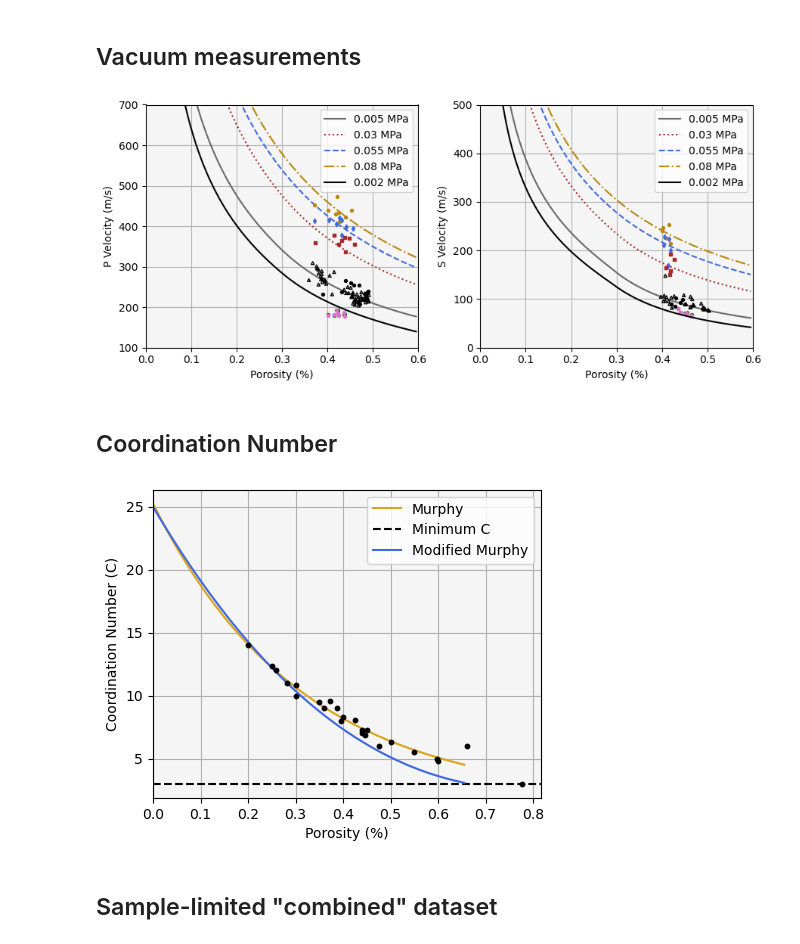
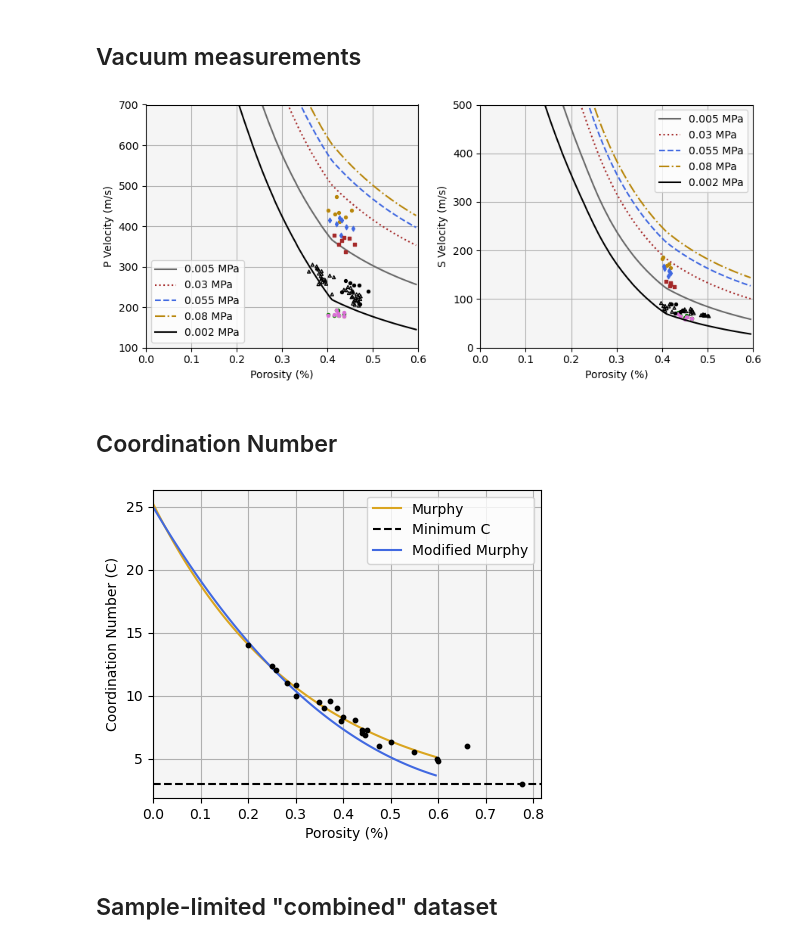
Before and after one commit to astroChance/LunarIce, a Jupyter notebook: notebooks/Dry_Regolith_Modeling.ipynb, the cells around one changed output. Saved outputs shown, nothing was run; the diff lists cells and outputs as text; code cells hidden in the pictures.

```diff
--- a/notebooks/Dry_Regolith_Modeling.ipynb
+++ b/notebooks/Dry_Regolith_Modeling.ipynb
@@ -699,18 +683,6 @@ fitting_por = 0.42  # fit porosity for max_poissons
 max_poisson_list = [0.44, 0.426, 0.415, 0.409]  # Based on the observed average velocities
 contact_ratios = [0.5, 0.9, 0.9, 0.9]  # for Bachrach HM
 slip_percent = 0.5  # for Bachrach HM
-# %%
-por = 0.3
-C = 3
-pressure = pressures[0]
-max_poisson = max_poisson_list[0]
-
-keff, ueff = rp.bachrach_angular(effective_mineral_k, effective_mineral_u, critical_porosity, C,
-                                     pressure, c_ratio = contact_ratios[0], slip_percent = slip_percent)
-keff_amos, ueff_amos = rp.amos_isoframe_model(por, critical_porosity, keff, ueff,
-                                            effective_mineral_k, effective_mineral_u,
-                                               fit_por = fitting_por, max_poisson=max_poisson,
-                                           trans_por=0.41)
 # %%
 """
 Plot the 0.005 MPa measurements against various
@@ -1844,13 +1804,20 @@ Load P and S vacuum measurements, add to pressure-velocity plots
 Note: high error expected in absolute values of vacuum velocity
 measurements, so fit to model is expected to be low
 """
+## Vacuum data
+## Data loads as [sample number, (vp, bulk density, porosity, vacuum classifier)]
+## Vacuum classifier: 0=pre vac, 1=vacuum, 2=post-vac
+data_path = "../data/velocity_picks/0_ice_vp_vacuum.txt"
+data_p_vacuum = np.genfromtxt(data_path, skip_header=1)
+data_path = "../data/velocity_picks/0_ice_vs_vacuum.txt"
+data_s_vacuum = np.genfromtxt(data_path, skip_header=1)
 
-prevac_p = test_data_p_vacuum[np.where(test_data_p_vacuum[:,-1]==0)]
-vac_p = test_data_p_vacuum[np.where(test_data_p_vacuum[:,-1]==1)]
-postvac_p = test_data_p_vacuum[np.where(test_data_p_vacuum[:,-1]==2)]
-prevac_s = test_data_s_vacuum[np.where(test_data_s_vacuum[:,-1]==0)]
-vac_s = test_data_s_vacuum[np.where(test_data_s_vacuum[:,-1]==1)]
-postvac_s = test_data_s_vacuum[np.where(test_data_s_vacuum[:,-1]==2)]
+prevac_p = data_p_vacuum[np.where(data_p_vacuum[:,-1]==0)]
+vac_p = data_p_vacuum[np.where(data_p_vacuum[:,-1]==1)]
+postvac_p = data_p_vacuum[np.where(data_p_vacuum[:,-1]==2)]
+prevac_s = data_s_vacuum[np.where(data_s_vacuum[:,-1]==0)]
+vac_s = data_s_vacuum[np.where(data_s_vacuum[:,-1]==1)]
+postvac_s = data_s_vacuum[np.where(data_s_vacuum[:,-1]==2)]
 
 ## Confining pressure estimate for vac holder
 vac_pres = 0.0000022  #in GPa
@@ -1868,31 +1835,31 @@ vp_vac = []
 vs_vac = []
 
 for por in por_range:
-    C = rp.upper_murphy(por)
+    C = rp.models.upper_murphy(por)
     dens = eff_min_density*(1-por)
 
     tmp_vp = []
     tmp_vs = []
     for pressure, max_poisson in zip(pressures, max_poisson_list):
-        keff, ueff = rp.bachrach_angular(effective_mineral_k, effective_mineral_u, critical_porosity, C,
+        keff, ueff = rp.models.bachrach_angular(effective_mineral_k, effective_mineral_u, critical_porosity, C,
                                          pressure, c_ratio = contact_ratio, slip_percent = slip_percent)
-        keff_uncem, ueff_uncem = rp.amos_model(por, critical_porosity, keff, ueff,
+        keff_amos, ueff_amos = rp.models.amos_isoframe_model(por, critical_porosity, keff, ueff,
                                             effective_mineral_k, effective_mineral_u,
-                                               fit_por = fitting_por,
-                                            max_poisson=max_poisson)
-        tmp_vp.append(rp.p_vel_mod(keff_uncem, ueff_uncem, dens)*1000)
-        tmp_vs.append(rp.s_vel_mod(ueff_uncem, dens)*1000)
+                                               fit_por = fitting_por, max_poisson=max_poisson,
+                                           trans_por=0.41)
+        tmp_vp.append(rp.elastic.p_vel(keff_amos, ueff_amos, dens)*1000)
+        tmp_vs.append(rp.elastic.s_vel(ueff_amos, dens)*1000)
     vp_uncem.append(tmp_vp)
     vs_uncem.append(tmp_vs)
 
-    keff, ueff = rp.bachrach_angular(effective_mineral_k, effective_mineral_u, critical_porosity, C,
+    keff, ueff = rp.models.bachrach_angular(effective_mineral_k, effective_mineral_u, critical_porosity, C,
                                          vac_pres, c_ratio = 0.07, slip_percent = 0.)
-    keff_vac, ueff_vac = rp.amos_model(por, critical_porosity, keff, ueff,
-                                        effective_mineral_k, effective_mineral_u,
-                                           fit_por = fitting_por,
-                                        max_poisson=vac_poisson)
-    vp_vac.append(rp.p_vel_mod(keff_vac, ueff_vac, dens)*1000)
-    vs_vac.append(rp.s_vel_mod(ueff_vac, dens)*1000)
+    keff_vac, ueff_vac = rp.models.amos_isoframe_model(por, critical_porosity, keff, ueff,
+                                            effective_mineral_k, effective_mineral_u,
+                                               fit_por = fitting_por, max_poisson=vac_poisson,
+                                           trans_por=0.41)
+    vp_vac.append(rp.elastic.p_vel(keff_vac, ueff_vac, dens)*1000)
+    vs_vac.append(rp.elastic.s_vel(ueff_vac, dens)*1000)
 
 vp_uncem = np.array(vp_uncem)
 vs_uncem = np.array(vs_uncem)
@@ -1936,34 +1903,34 @@ ax[1].plot(por_range, vs_uncem[:,1], label=str(round(pressures[1]*1000,3))+" MPa
            color="brown", ls=":")
 ax[1].plot(por_range, vs_uncem[:,2], label=str(round(pressures[2]*1000,3))+" MPa",
            color="royalblue", ls="--")
 ax[1].plot(por_range, vs_uncem[:,3], label=str(round(pressures[3]*1000,3))+" MPa",
            color="darkgoldenrod", ls="-.")
 ax[1].plot(por_range, vs_vac, label=str(round(vac_pres*1000,3))+" MPa",
            color="black")
 ax[1].scatter(pres_step_0_s[:,2], pres_step_0_s[:,0], s=dot_size, color="black", zorder=100)
 ax[1].scatter(pres_step_1_s[:,2], pres_step_1_s[:,0], s=dot_size, color="brown",
               marker="s", zorder=99)
 ax[1].scatter(pres_step_2_s[:,2], pres_step_2_s[:,0], s=dot_size+3, color="royalblue",
                marker="d", zorder=98)
 ax[1].scatter(pres_step_3_s[:,2], pres_step_3_s[:,0], s=dot_size, color="darkgoldenrod", zorder=97)
 ax[1].scatter(data_s[:,2], data_s[:,0], s=dot_size, edgecolors="black",
               facecolors="none", marker="^", zorder=50)
 ax[1].scatter(prevac_s[:,2], prevac_s[:,0], s=dot_size, color="olive")
 ax[1].scatter(vac_s[:,2], vac_s[:,0], s=dot_size, color="green")
 ax[1].scatter(postvac_s[:,2], postvac_s[:,0], s=dot_size, color="orchid")
 ax[1].legend()
 ax[1].set(xlim=(0., round(critical_porosity,2)),
          ylim=(0,500),
          xlabel="Porosity (%)",
          ylabel="S Velocity (m/s)",
          axisbelow=True,
          facecolor="whitesmoke")
 ax[1].grid("both")
 
 plt.tight_layout()
 plt.show()
 # %% [output]
-[figure, old version]
+[figure, new version]
 # %% [markdown]
 ## Coordination Number
 # %%
@@ -1989,6 +1956,7 @@ parameters to compensate for a likely high value for C
 Plotted coordination number data from RPHandbook, pg. 233,
 various sources
 """
+
 ## Perform least squares fit to coordination number data, use this to define
 ## the exponential fit for upper murphy
 por_cn_pts = [(0.447, 6.87), (0.44, 7.25), (0.426, 8.05), (0.372, 9.57), (0.359, 9.05),
@@ -2014,10 +1982,10 @@ lower_m = []
 lower_m_bounded = []
 mod_murphy = []
 for por in por_range:
-    upper_m.append(rp.upper_murphy(por))
-    lower_m.append(rp.lower_murphy(por))
-    lower_m_bounded.append(rp.lower_murphy_bounded(por))
-    mod_murphy.append(rp.modified_murphy(por))
+    upper_m.append(rp.models.upper_murphy(por))
+    lower_m.append(rp.models.lower_murphy(por))
+    lower_m_bounded.append(rp.models.lower_murphy_bounded(por))
+    mod_murphy.append(rp.models.modified_murphy(por))
 
 plt.figure(figsize=(5,4))
 plt.scatter(por_data, cn_data, color="black", s=10, zorder=10)
@@ -2035,7 +2003,7 @@ plt.grid("both")
 plt.legend()
 plt.show()
 # %% [output]
-[figure, old version]
+[figure, new version]
 # %% [markdown]
 ## Sample-limited "combined" dataset
 # %%
```
Also changed, not shown: parts of 9 cells of this notebook, 41 other files.
